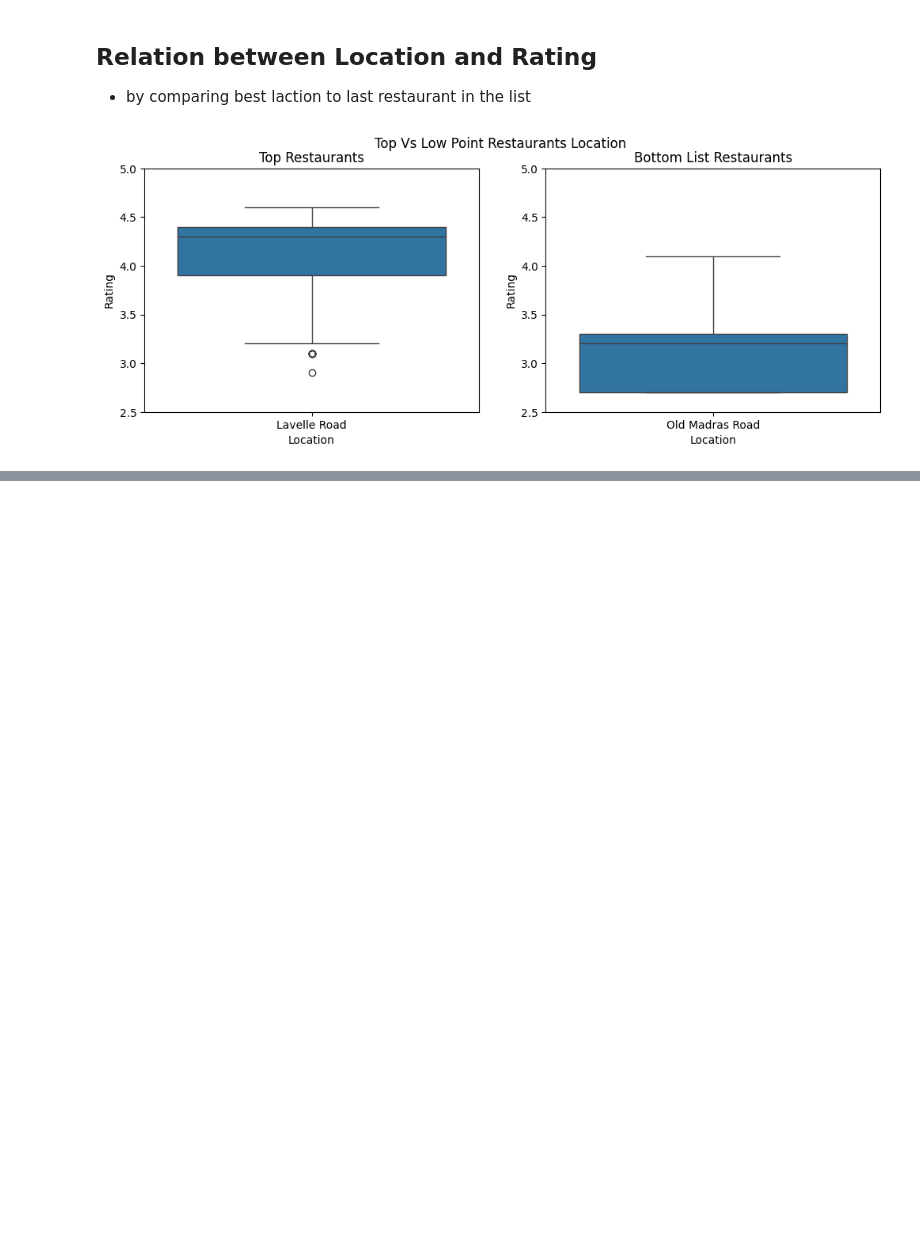
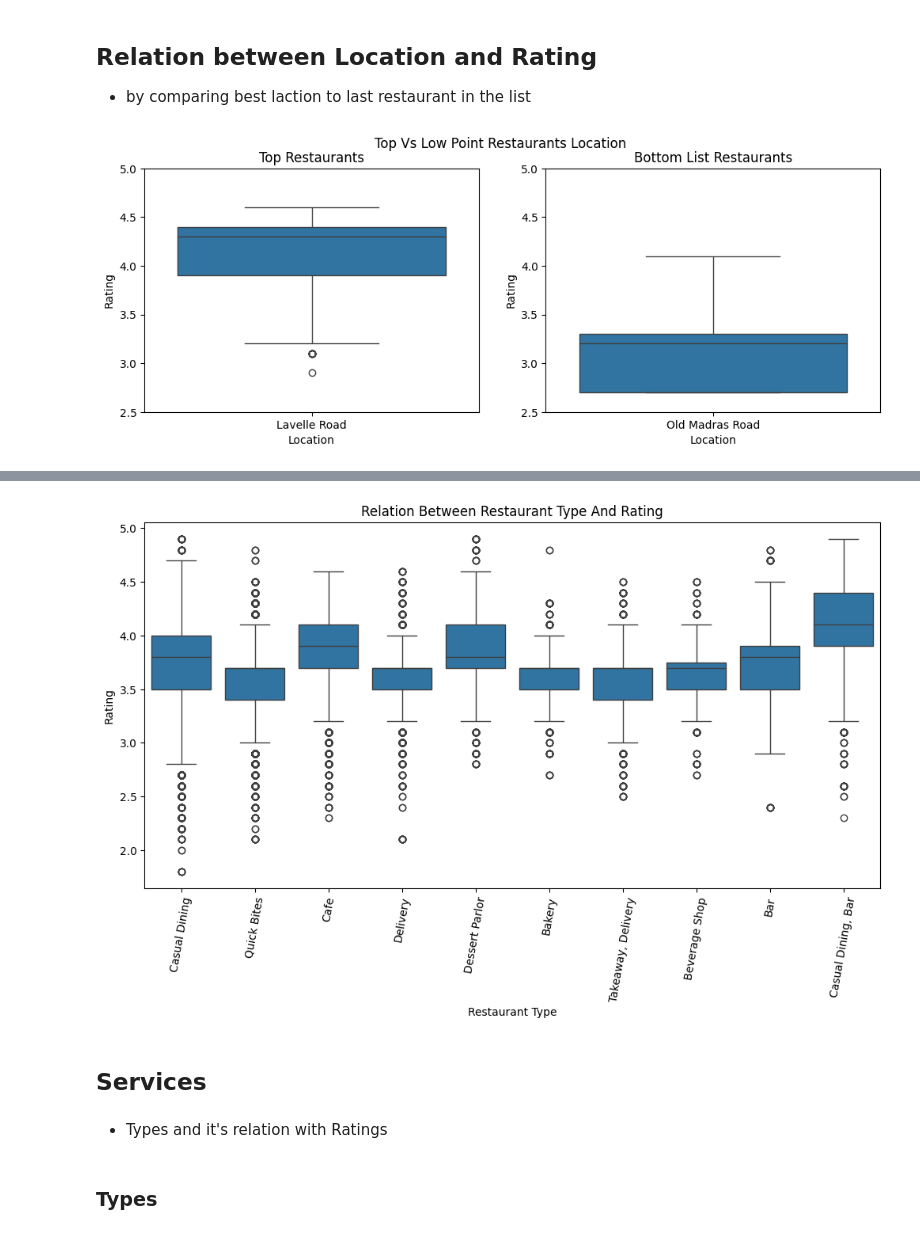
Before and after one commit to KToppo/Pandas, a Jupyter notebook: Zomato/Visualization.ipynb, the cells around one changed output, grey strips where cells are left out. Saved outputs shown, nothing was run; the diff lists cells and outputs as text; code cells hidden in the pictures; blank space fills up the shorter version.

```diff
--- a/Zomato/Visualization.ipynb
+++ b/Zomato/Visualization.ipynb
@@ -212,0 +253,27 @@ plt.show()
+# %%
+def top_tupe_condition(col:str,end:int,data_group):
+    if data_group.count()['count']<end:
+        end = data_group.count()['count']
+    condition = (df[col]==data_group.index[0])
+    for coun in range(1,end):
+        condition = condition | (df[col]==data_group.index[coun])
+    return condition
+# %%
+plt.figure(figsize=(12,6))
+condition = top_tupe_condition(col='rest_type',end=10,data_group=rest_typ)
+sns.boxplot(x=df['rest_type'][condition],
+            y=df['rating'],
+            data=df[condition])
+plt.title("Relation Between Restaurant Type And Rating")
+plt.xlabel("Restaurant Type")
+plt.xticks(rotation=80)
+plt.ylabel("Rating")
+plt.show()
+# %% [output]
+[figure, added]
+# %% [markdown]
+## Services
+# %% [markdown]
+* Types and it's relation with Ratings
+# %% [markdown]
+### Types
```
Also changed, not shown: parts of 17 cells of this notebook.
